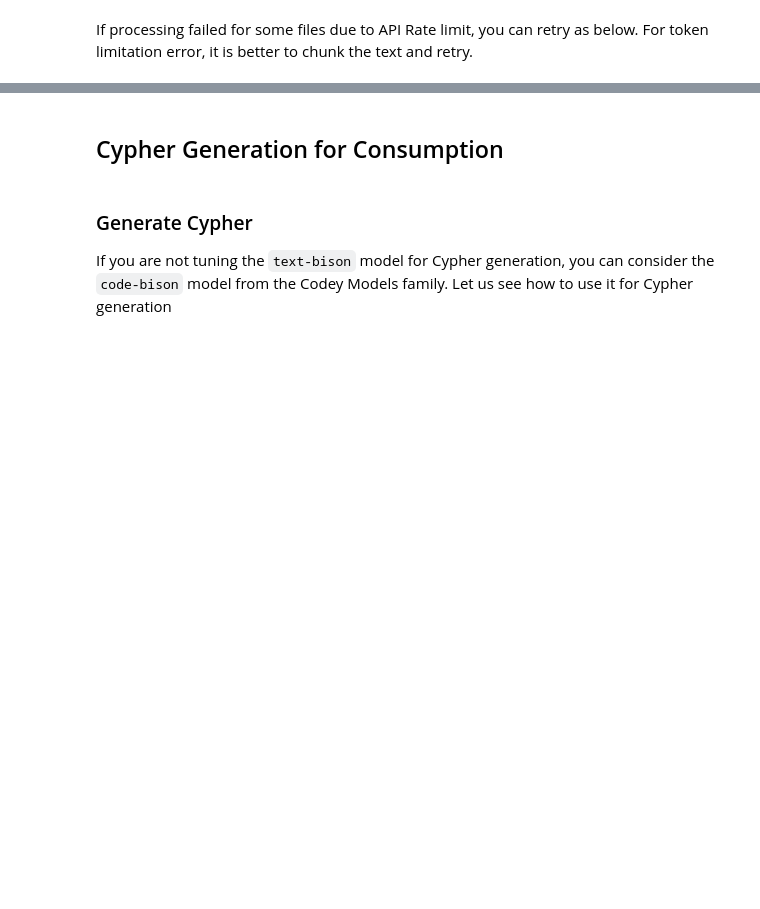
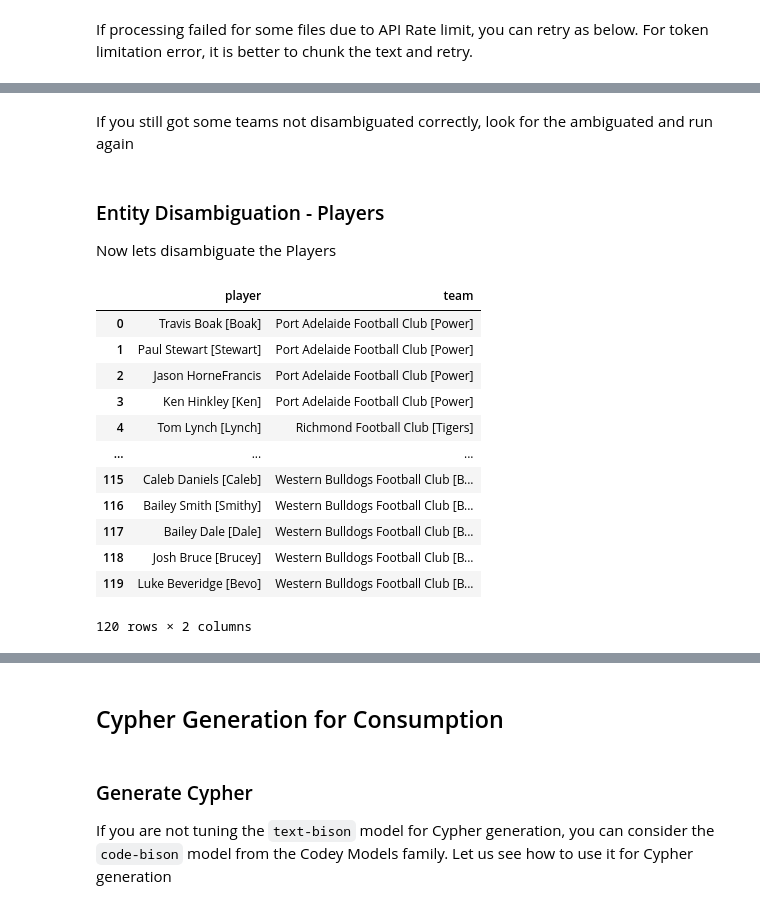
Before and after one commit to neo4j-partners/neo4j-generative-ai-intelligent-app-from-videos-google, a Jupyter notebook: notebook/notebook.ipynb, the cells around one changed output, grey strips where cells are left out. Drawn from its saved outputs; the diff is of its cells as text; code cells hidden in the pictures; blank space fills up the shorter version.

Commit message:
Add Entity Disambiguation

```diff
--- a/notebook/notebook.ipynb
+++ b/notebook/notebook.ipynb
@@ -539,6 +577,7 @@ def generate_cypher(file_name, in_json):
 
     return e_stmt, r_stmt
 # %%
-ent_cyp, rel_cyp = generate_cypher('my_cv', [results])
+from pathlib import Path
+ent_cyp, rel_cyp = generate_cypher(Path(episode_url).stem, [results])
 
 print(ent_cyp, rel_cyp)
@@ -694,0 +763,4 @@ failed_files
+# %%
+# df_teams = gds.run_cypher('MATCH (n:Team) SET n.name = trim(apoc.text.replace(n.name, "[^0-9a-zA-Z ]", "")) RETURN n.name as name')
+df_teams = gds.run_cypher('MATCH (n:Team) RETURN n.name as name')
+df_teams
@@ -694,0 +821,3 @@ failed_files
+# %%
+disambiguate_teams(df_teams)
+gds.run_cypher('MATCH (n:Team) RETURN n.name as name')
@@ -694,0 +849,2 @@ failed_files
+# %% [markdown]
+If you still got some teams not disambiguated correctly, look for the ambiguated and run again
@@ -694,0 +856,21 @@ failed_files
+# %% [markdown]
+### Entity Disambiguation - Players
+
+Now lets disambiguate the Players
+# %%
+df_players = gds.run_cypher('MATCH (n:Player)-[:PART_OF]->(t:Team) SET n.name = trim(n.name) RETURN DISTINCT n.name as player, t.name as team')
+df_players
+# %% [output]
+|  | player | team |
+| 0 | Travis Boak [Boak] | Port Adelaide Football Club [Power] |
+| 1 | Paul Stewart [Stewart] | Port Adelaide Football Club [Power] |
+| 2 | Jason HorneFrancis | Port Adelaide Football Club [Power] |
+| 3 | Ken Hinkley [Ken] | Port Adelaide Football Club [Power] |
+| 4 | Tom Lynch [Lynch] | Richmond Football Club [Tigers] |
+| ... | ... | ... |
+| 115 | Caleb Daniels [Caleb] | Western Bulldogs Football Club [B... |
+| 116 | Bailey Smith [Smithy] | Western Bulldogs Football Club [B... |
+| 117 | Bailey Dale [Dale] | Western Bulldogs Football Club [B... |
+| 118 | Josh Bruce [Brucey] | Western Bulldogs Football Club [B... |
+| 119 | Luke Beveridge [Bevo] | Western Bulldogs Football Club [B... |
+120 rows × 2 columns
```
Also changed, not shown: parts of 26 cells of this notebook.
